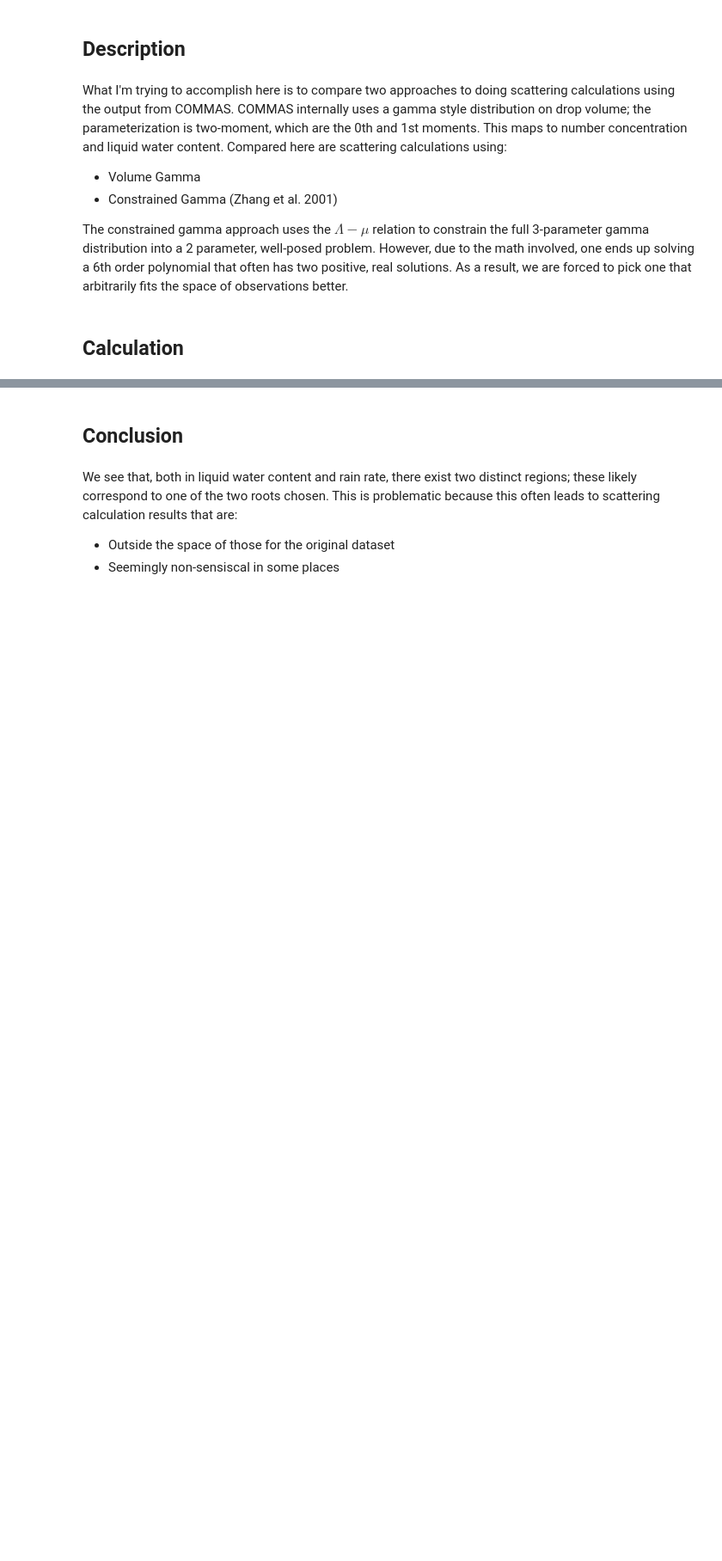
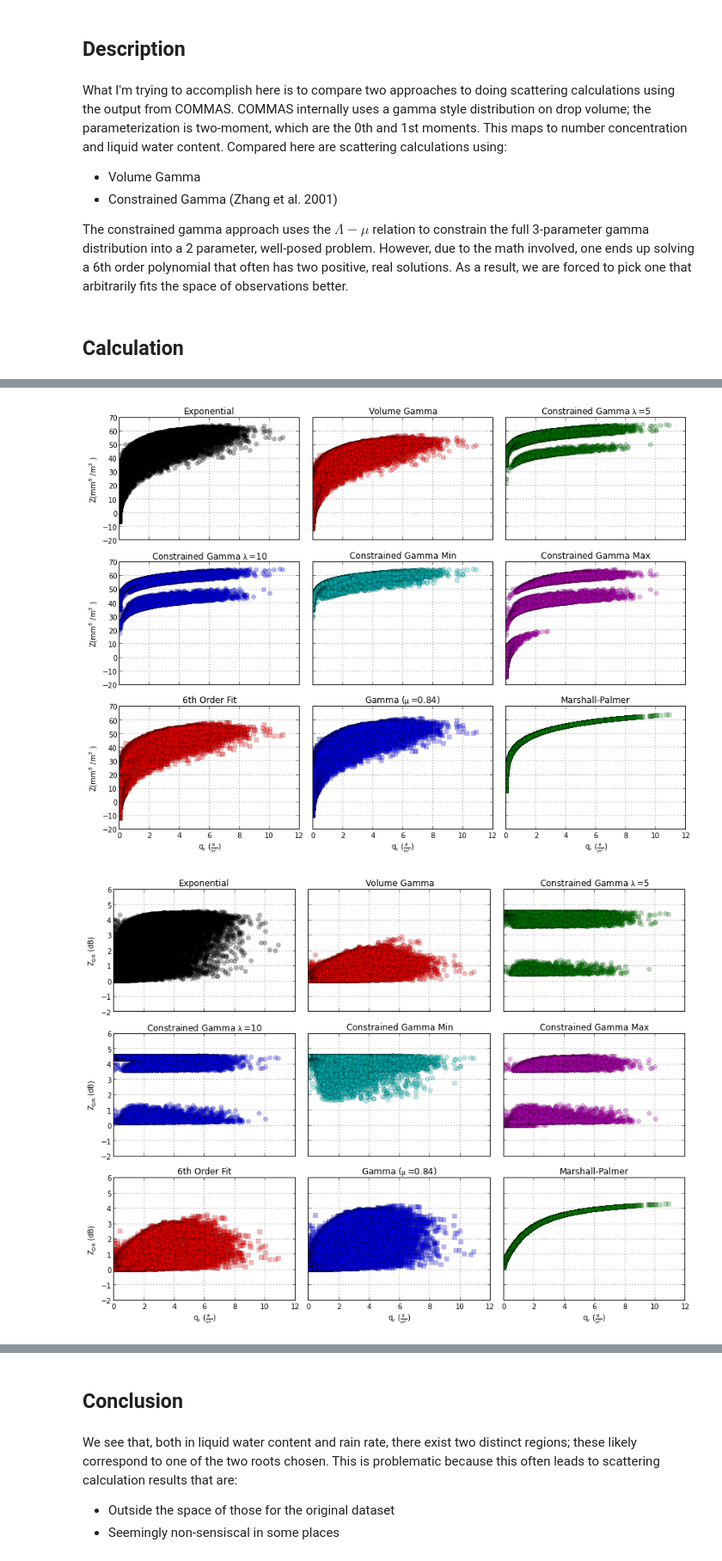
Before and after one commit to dopplershift/DissertationCode, a Jupyter notebook: notebooks/DSD Comparison.ipynb, the cells around one changed output, grey strips where cells are left out. Shown at 86% size. Saved outputs shown, nothing was run; the diff lists cells and outputs as text; code cells hidden in the pictures; blank space fills up the shorter version.

```diff
--- a/notebooks/DSD Comparison.ipynb
+++ b/notebooks/DSD Comparison.ipynb
@@ -181,0 +151,2 @@ fig2.tight_layout()
+# %%
+alg_results = [alg(d, nr, qr, wavelength, temp) for alg in dsd_algs]
@@ -181,0 +163,58 @@ fig2.tight_layout()
+# %%
+alg_info = {volume_gamma: ('Volume Gamma', dict(markerfacecolor='r', marker='o', linestyle='none')),
+            constrained_gamma5: (r'Constrained Gamma $\lambda=5$', dict(markerfacecolor='g', marker='o', linestyle='none')),
+            constrained_gamma10: (r'Constrained Gamma $\lambda=10$', dict(markerfacecolor='b', marker='o', linestyle='none')),
+            constrained_gamma_min: ('Constrained Gamma Min', dict(markerfacecolor='c', marker='o', linestyle='none')),
+            constrained_gamma_max: ('Constrained Gamma Max', dict(markerfacecolor='m', marker='o', linestyle='none')),
+            constrained_gamma_fallback: ('Constrained Gamma Fallback', dict(markerfacecolor='y', marker='o', linestyle='none')),
+            exponential: ('Exponential', dict(markerfacecolor='k', marker='o', linestyle='none')),
+            sixth_moment: ('6th Order Fit', dict(markerfacecolor='r', marker='s', linestyle='none')),
+            marshall_palmer: ('Marshall-Palmer', dict(markerfacecolor='g', marker='s', linestyle='none')),
+            fixed_gamma: (r'Gamma ($\mu=0.84$)', dict(markerfacecolor='b', marker='s', linestyle='none'))}
+# %%
+nrow = 3
+ncol = 3
+zFig, zAx = plt.subplots(nrow, ncol, sharex=True, sharey=True)
+zdrFig, zdrAx = plt.subplots(nrow, ncol, sharex=True, sharey=True)
+kdpFig, kdpAx = plt.subplots(nrow, ncol, sharex=True, sharey=True)
+
+for ind, (alg, res, axz, axzdr, axkdp) in enumerate(zip(dsd_algs, alg_results, zAx.flat, zdrAx.flat, kdpAx.flat)):
+    x = qr
+    xlabel = r'$q_r$ (%s)' % qr.dimensionality.latex
+    dist, rr, scat = res
+    name, plotargs = alg_info[alg]
+    axz.plot(x, scat.z, alpha=0.3, **plotargs)
+    axz.set_title(name)
+    axzdr.plot(x, scat.zdr, alpha=0.3, **plotargs)
+    axzdr.set_title(name)
+    axkdp.plot(x, scat.kdp, alpha=0.3, **plotargs)
+    axkdp.set_title(name)
+
+    axz.grid(True)
+    axzdr.grid(True)
+    axkdp.grid(True)
+
+    if not ind % ncol:
+        if ind == 0:
+            axz.set_xlim(0, None)
+            axz.set_ylim(-20, 70)
+            axzdr.set_xlim(0, None)
+            axzdr.set_ylim(0, 6)
+            axkdp.set_xlim(0, None)
+            axkdp.set_ylim(0, 20)
+
+        axz.set_ylabel(r'$Z (mm^6 / m^3)$')
+        axzdr.set_ylabel(r'$Z_{DR}$ (dB)')
+        axkdp.set_ylabel(r'$K_{DP}$ (deg / km)')
+
+    if ind >= ncol * 2:
+        axz.set_xlabel(xlabel)
+        axzdr.set_xlabel(xlabel)
+        axkdp.set_xlabel(xlabel)
+
+zFig.tight_layout()
+zdrFig.tight_layout()
+kdpFig.tight_layout()
+# %% [output]
+[figure, added]
+[figure, added]
```
Also changed, not shown: parts of 13 cells of this notebook.
